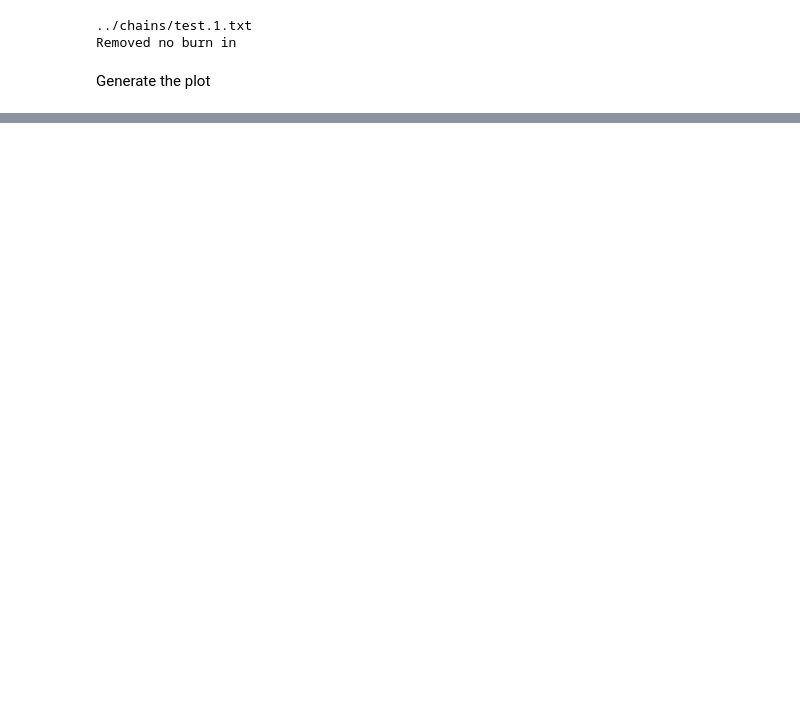
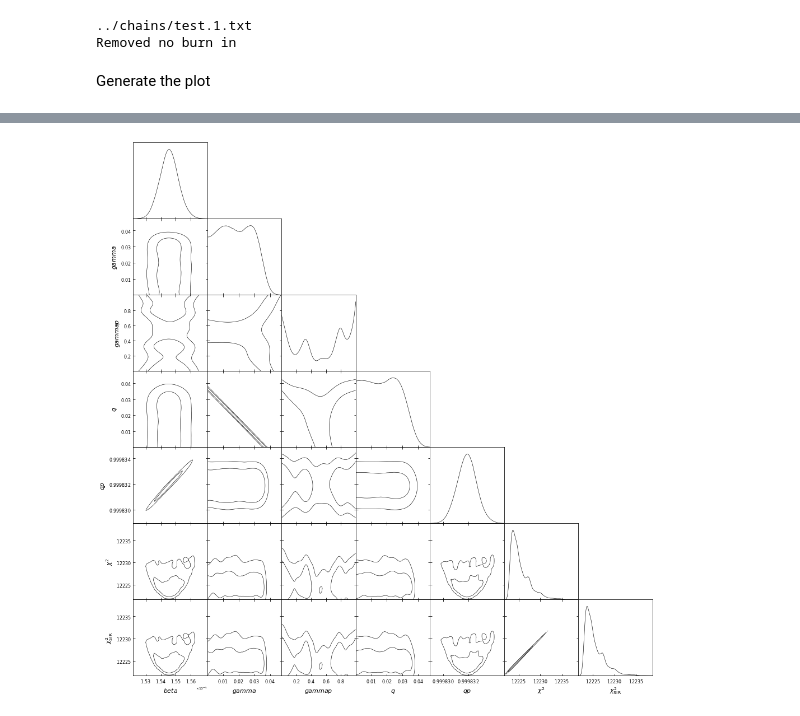
Before and after one commit to Pablo-Lemos/covid_mcmc, a Jupyter notebook: notebooks/plot_chains.ipynb, the cells around one changed output, grey strips where cells are left out. Saved outputs shown, nothing was run; the diff lists cells and outputs as text; code cells hidden in the pictures; blank space fills up the shorter version.

```diff
--- a/notebooks/plot_chains.ipynb
+++ b/notebooks/plot_chains.ipynb
@@ -114,0 +64,2 @@ array([1, 1, 1, 1, 8, 8, 8, 8, 8, 8, 8, 8, 8, 8, 8, 8, 8, 8, 8, 8, 8, 8,
+# %%
+gdsamples = loadMCSamples('../chains/quarantine')
@@ -114,0 +70,5 @@ array([1, 1, 1, 1, 8, 8, 8, 8, 8, 8, 8, 8, 8, 8, 8, 8, 8, 8, 8, 8, 8, 8,
+# %%
+p = gdplt.get_subplot_plotter()
+p.triangle_plot(gdsamples)
+# %% [output]
+[figure, added]
```
Also changed, not shown: parts of 15 cells of this notebook, 3 other files.
